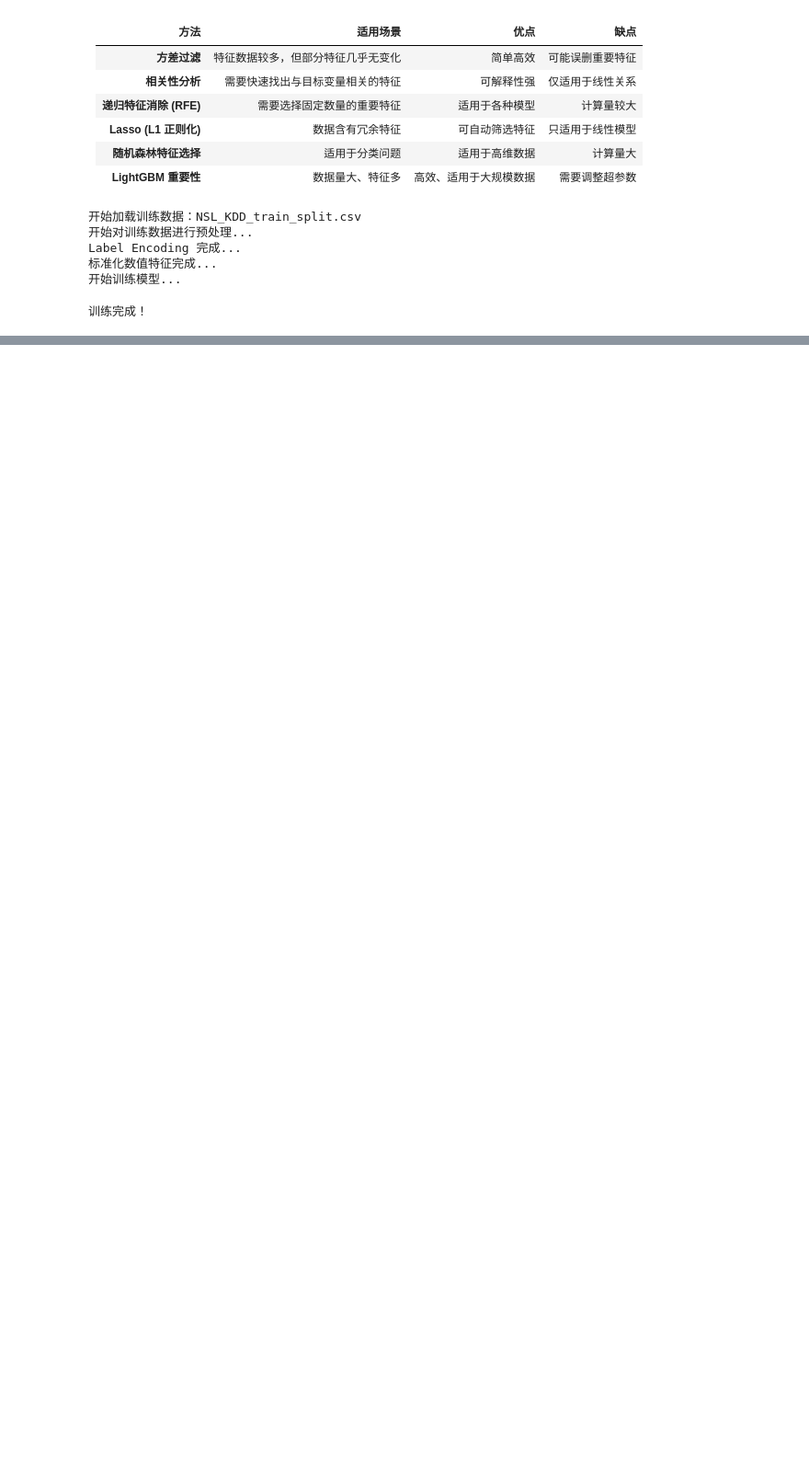
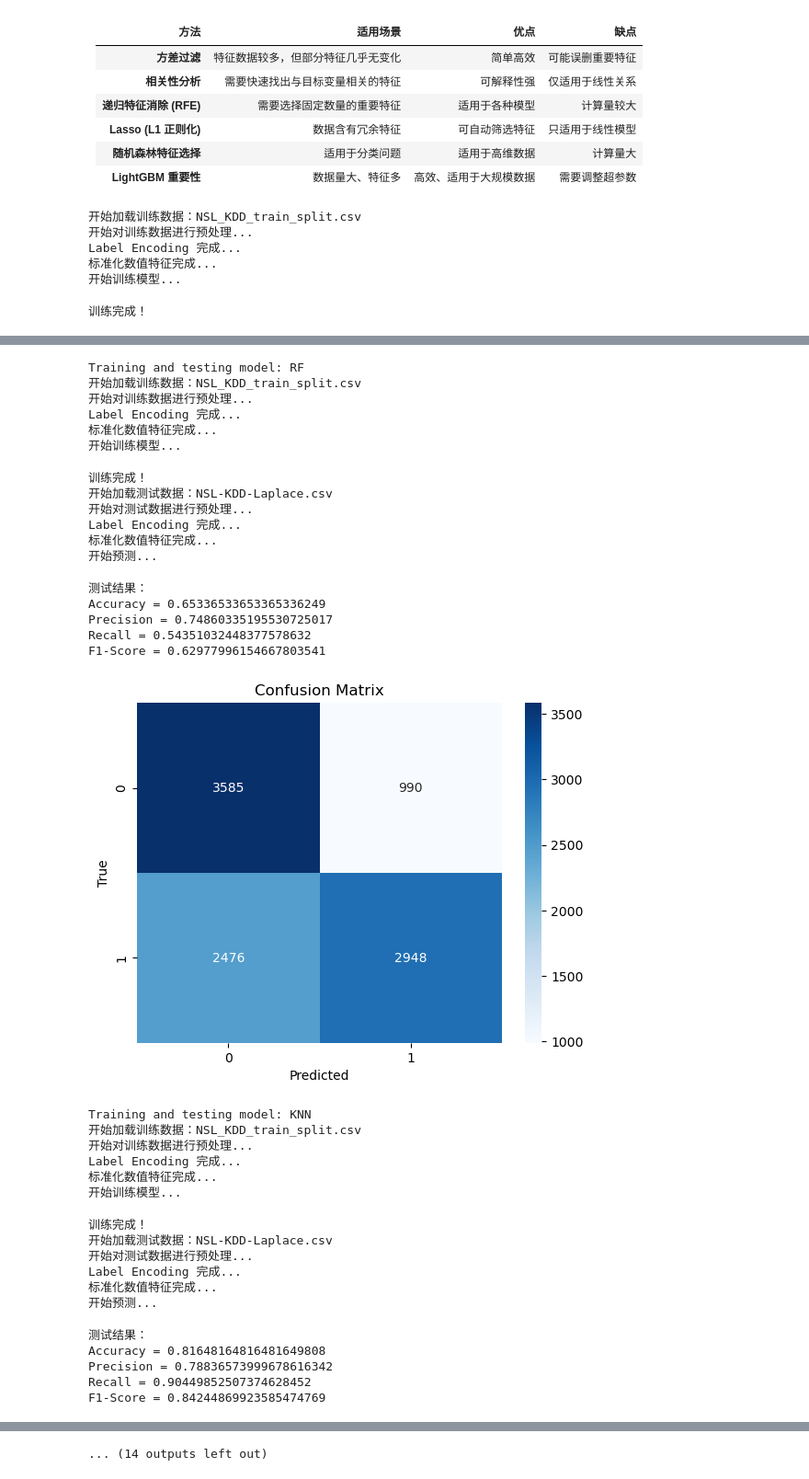
Before and after one commit to ALIENHHY/BERTector, a Jupyter notebook: Machine_Learning.ipynb, the cells around one changed output, grey strips where cells are left out. Shown: that part at 92% size. Drawn from its saved outputs; the diff is of its cells as text; code cells hidden in the pictures; blank space fills up the shorter version.

```diff
--- a/Machine_Learning.ipynb
+++ b/Machine_Learning.ipynb
@@ -376,0 +389,70 @@ F1-Score = 0.92521324669906479521
+# %%
+model_names = ['RF', 'KNN', 'GBM', 'DT', 'LR', 'xgboost']  # 可更改或扩展模型列表
+
+# 训练数据集路径
+#test_csv_path = "NSL_KDD_test_split.csv"
+#test_csv_path = 'NSL-KDD-Gaussian.csv'
+#test_csv_path = 'NSL-KDD-Uniform.csv'
+test_csv_path = 'NSL-KDD-Laplace.csv'
+#test_csv_path = 'NSL-KDD-Gamma.csv'
+#test_csv_path = 'NSL-KDD-Poisson.csv'
+#test_csv_path = 'NSL-KDD-Binomial.csv'
+#test_csv_path = 'NSL-KDD-Beta.csv'
+#test_csv_path = 'NSL-KDD-Cauchy.csv'
+
+
+results = []
+
+for model_name in model_names:
+        print(f"Training and testing model: {model_name}")
+
+        # 选择模型
+        model = choose_model(model_name)
+
+        # 训练模型
+        model, X_train, y_train, select_features = train_model(model, train_csv_path)
+
+        # 进行测试
+        acc, precision, recall, f1 = test_model(model, test_csv_path, select_features, batch_size=1000)
+        results.append((model_name, acc, precision, recall, f1))
+
+    # 打印测试结果
+print("\nTest Results:")
+for model_name, acc, precision, recall, f1 in results:
+    print(f"{model_name}: Accuracy={acc:.4f}, Precision={precision:.4f}, Recall={recall:.4f}, F1-score={f1:.4f}")
+# %% [output]
+Training and testing model: RF
+开始加载训练数据：NSL_KDD_train_split.csv
+开始对训练数据进行预处理...
+Label Encoding 完成...
+标准化数值特征完成...
+开始训练模型...
+训练完成！
+开始加载测试数据：NSL-KDD-Laplace.csv
+开始对测试数据进行预处理...
+Label Encoding 完成...
+标准化数值特征完成...
+开始预测...
+测试结果：
+Accuracy = 0.65336533653365336249
+Precision = 0.74860335195530725017
+Recall = 0.54351032448377578632
+F1-Score = 0.62977996154667803541
+[figure, added]
+Training and testing model: KNN
+开始加载训练数据：NSL_KDD_train_split.csv
+开始对训练数据进行预处理...
+Label Encoding 完成...
+标准化数值特征完成...
+开始训练模型...
+训练完成！
+开始加载测试数据：NSL-KDD-Laplace.csv
+开始对测试数据进行预处理...
+Label Encoding 完成...
+标准化数值特征完成...
+开始预测...
+测试结果：
+Accuracy = 0.81648164816481649808
+Precision = 0.78836573999678616342
+Recall = 0.90449852507374628452
+F1-Score = 0.84244869923585474769
@@ -376,0 +478 @@ F1-Score = 0.92521324669906479521
+... (14 outputs left out)
```
Also changed, not shown: parts of 4 cells of this notebook.
